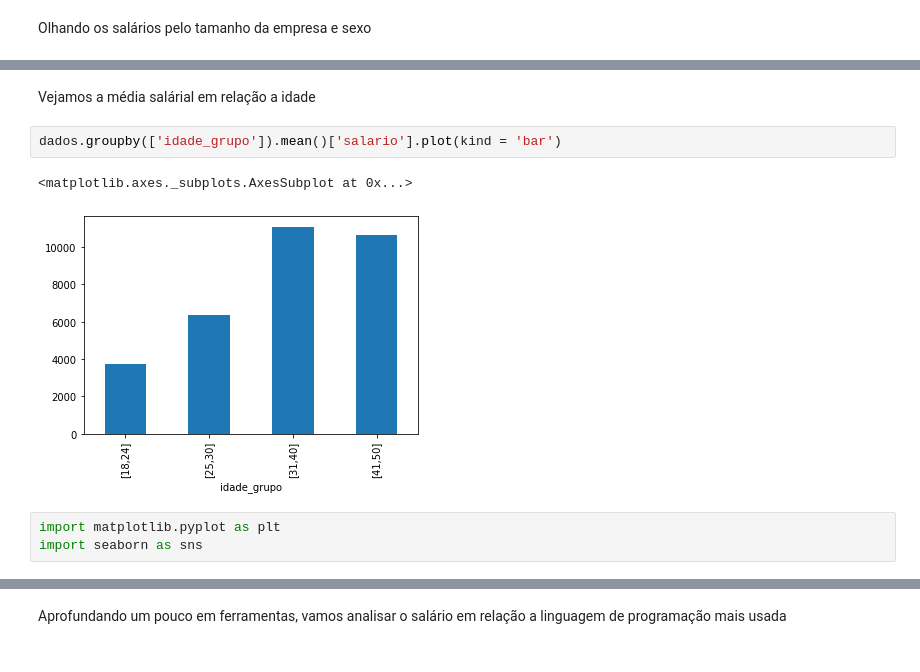
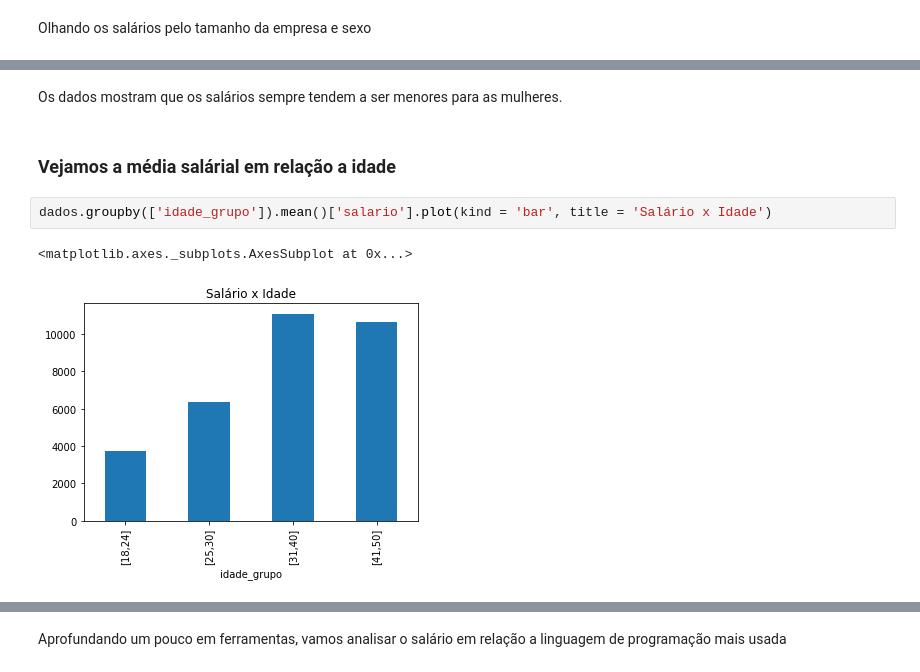
Before and after one commit to victorsponc/cientistas-de-dados-brasil, a Jupyter notebook: Análise_perfil_cientistas_de_dados_Brasil_Victor_Sponchiado.ipynb, the cells around one changed output, grey strips where cells are left out. Saved outputs shown, nothing was run; the diff lists cells and outputs as text.

```diff
--- a/Análise_perfil_cientistas_de_dados_Brasil_Victor_Sponchiado.ipynb
+++ b/Análise_perfil_cientistas_de_dados_Brasil_Victor_Sponchiado.ipynb
@@ -230,10 +254,9 @@ dados.groupby(['sexo', 'tamanho_da_empresa']).mean()['salario'].round(2).unstack
+# %% [markdown]
+Os dados mostram que os salários sempre tendem a ser menores para as mulheres.
 # %% [markdown]
-Vejamos a média salárial em relação a idade
+### Vejamos a média salárial em relação a idade
 # %%
-dados.groupby(['idade_grupo']).mean()['salario'].plot(kind = 'bar')
+dados.groupby(['idade_grupo']).mean()['salario'].plot(kind = 'bar', title = 'Salário x Idade')
 # %% [output]
 <matplotlib.axes._subplots.AxesSubplot at 0x...>
-[figure, old version]
+[figure, new version]
-# %%
-import matplotlib.pyplot as plt
-import seaborn as sns
```
Also changed, not shown: parts of 21 cells of this notebook.
